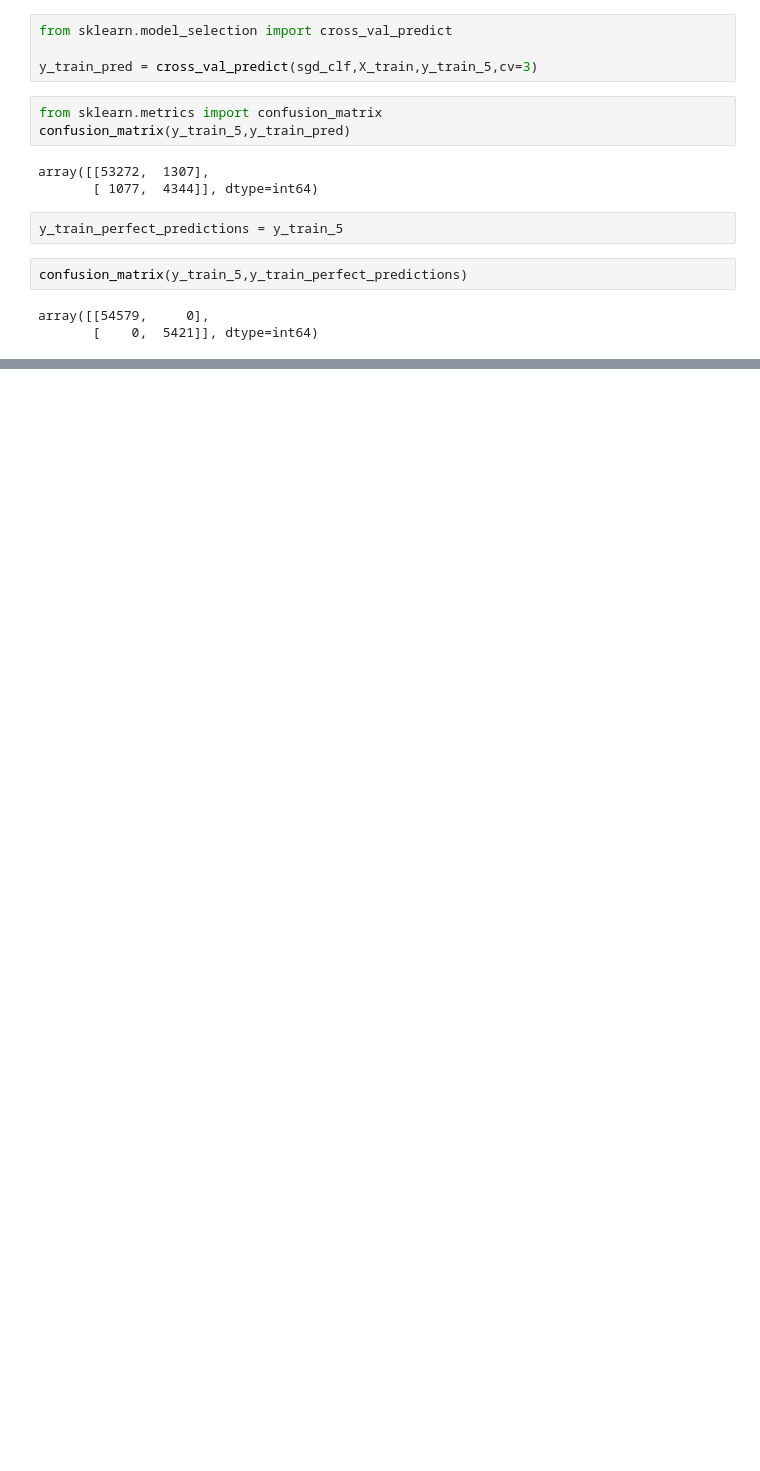
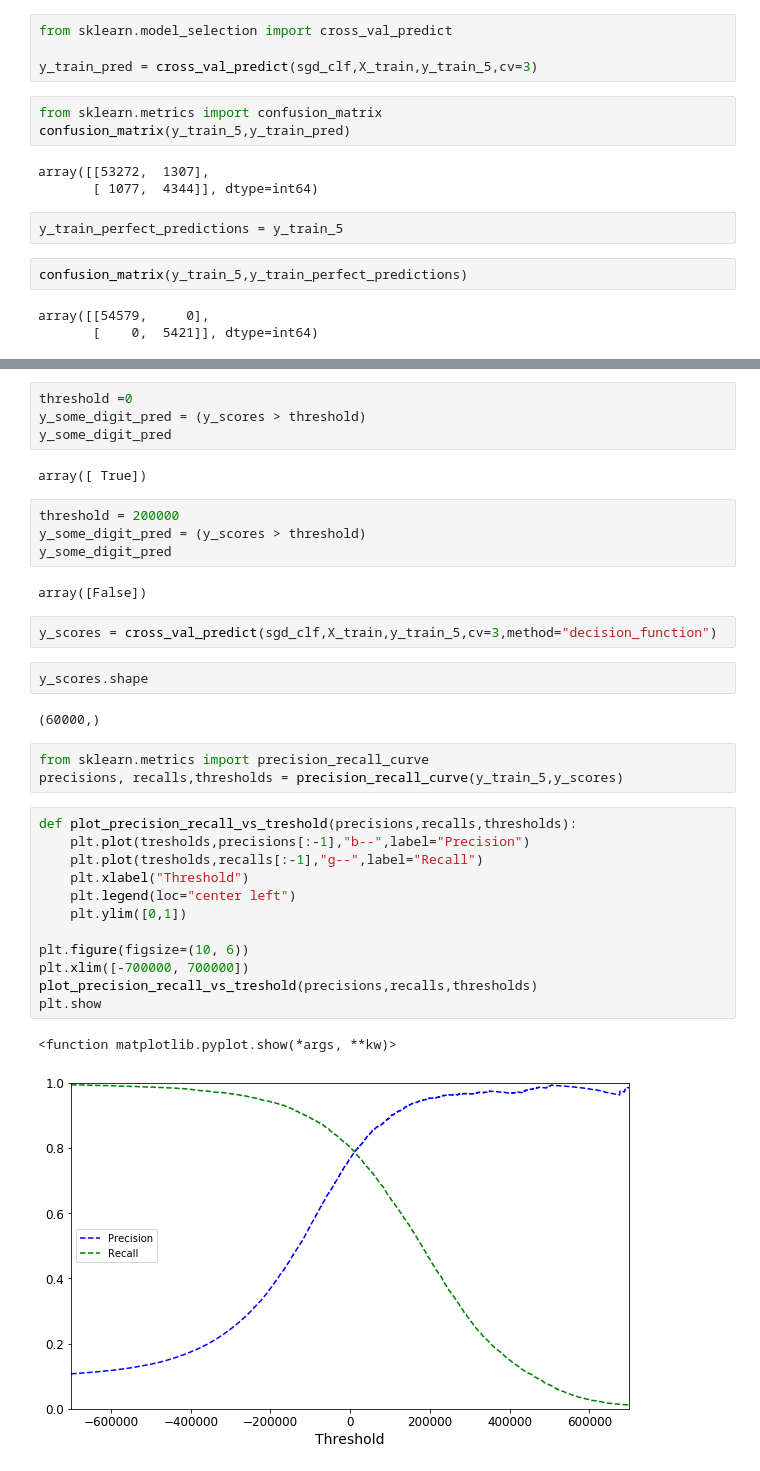
Before and after one commit to bartezz32/tensorflow-anaconda, a Jupyter notebook: chapter3/MNIST.ipynb, the cells around one changed output, grey strips where cells are left out. Saved outputs shown, nothing was run; the diff lists cells and outputs as text; blank space fills up the shorter version.

Commit message:
precision vs recall plot

```diff
--- a/chapter3/MNIST.ipynb
+++ b/chapter3/MNIST.ipynb
@@ -177,0 +197,36 @@ array([[54579,     0],
+# %%
+threshold =0
+y_some_digit_pred = (y_scores > threshold)
+y_some_digit_pred
+# %% [output]
+array([ True])
+# %%
+threshold = 200000
+y_some_digit_pred = (y_scores > threshold)
+y_some_digit_pred
+# %% [output]
+array([False])
+# %%
+y_scores = cross_val_predict(sgd_clf,X_train,y_train_5,cv=3,method="decision_function")
+# %%
+y_scores.shape
+# %% [output]
+(60000,)
+# %%
+from sklearn.metrics import precision_recall_curve
+precisions, recalls,thresholds = precision_recall_curve(y_train_5,y_scores)
+# %%
+def plot_precision_recall_vs_treshold(precisions,recalls,thresholds):
+    plt.plot(tresholds,precisions[:-1],"b--",label="Precision")
+    plt.plot(tresholds,recalls[:-1],"g--",label="Recall")
+    plt.xlabel("Threshold")
+    plt.legend(loc="center left")
+    plt.ylim([0,1])
+
+plt.figure(figsize=(10, 6))
+plt.xlim([-700000, 700000])
+plot_precision_recall_vs_treshold(precisions,recalls,thresholds)
+plt.show
+# %% [output]
+<function matplotlib.pyplot.show(*args, **kw)>
+[figure, added]
```
Also changed, not shown: parts of 9 cells of this notebook.
